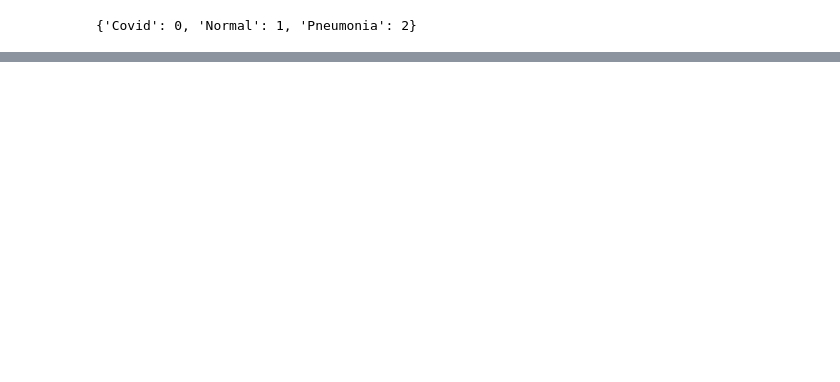
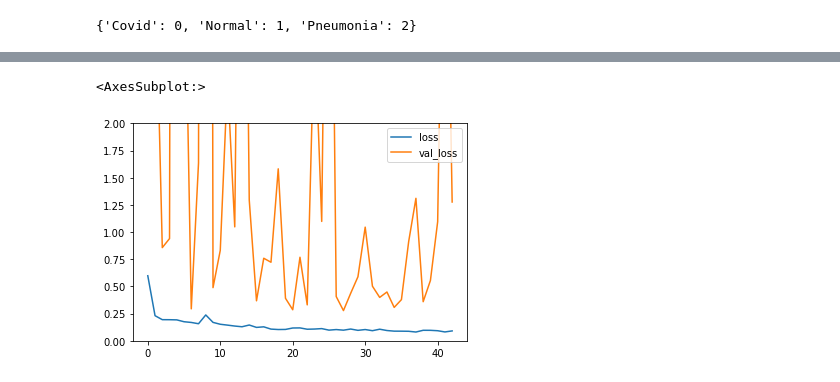
Before and after one commit to ChangeCourse1997/Covid_Detection, a Jupyter notebook: Main.ipynb, the cells around one changed output, grey strips where cells are left out. Cells and saved outputs as stored; diff of their text form; code cells hidden in the pictures; blank space fills up the shorter version.

```diff
--- a/Main.ipynb
+++ b/Main.ipynb
@@ -274,0 +312,23 @@ weighted avg       0.52      0.47      0.47       632
+# %%
+from tensorflow.keras.layers import Input, Conv2D, Dense, Flatten,MaxPool2D, Dropout,BatchNormalization
+
+cnn2 = tf.keras.models.Sequential()
+
+cnn2.add(Conv2D(filters=32,kernel_size=3,activation='relu',input_shape=[150,150,3]))
+
+cnn2.add(BatchNormalization())
+
+cnn2.add(MaxPool2D(pool_size=2,strides=2))
+
+cnn2.add(Conv2D(filters=32,kernel_size=3,activation='relu'))
+
+cnn2.add(BatchNormalization())
+
+cnn2.add(MaxPool2D(pool_size=2,strides=2))
+
+cnn2.add(Flatten())
+
+cnn2.add(Dense(units=128,activation='relu'))
+cnn2.add(Dropout(0.2))
+
+cnn2.add(Dense(units=1,activation='sigmoid'))
@@ -274,0 +355,9 @@ weighted avg       0.52      0.47      0.47       632
+# %%
+from tensorflow.keras.callbacks import EarlyStopping
+
+early_stop = EarlyStopping(monitor='val_loss', mode='min', verbose=1, patience=15)
+
+
+cnn2.compile(optimizer = 'adam', loss = 'binary_crossentropy', metrics = ['accuracy'])
+
+cnn2.fit(x = training_set, validation_data = test_set, epochs = 100,callbacks=[early_stop],verbose=1)
@@ -274,0 +383,6 @@ weighted avg       0.52      0.47      0.47       632
+# %%
+model2_loss = pd.DataFrame(cnn2.history.history)
+model2_loss[['loss','val_loss']].plot(ylim=(0,2))
+# %% [output]
+<AxesSubplot:>
+[figure, added]
```
Also changed, not shown: parts of 22 cells of this notebook.
